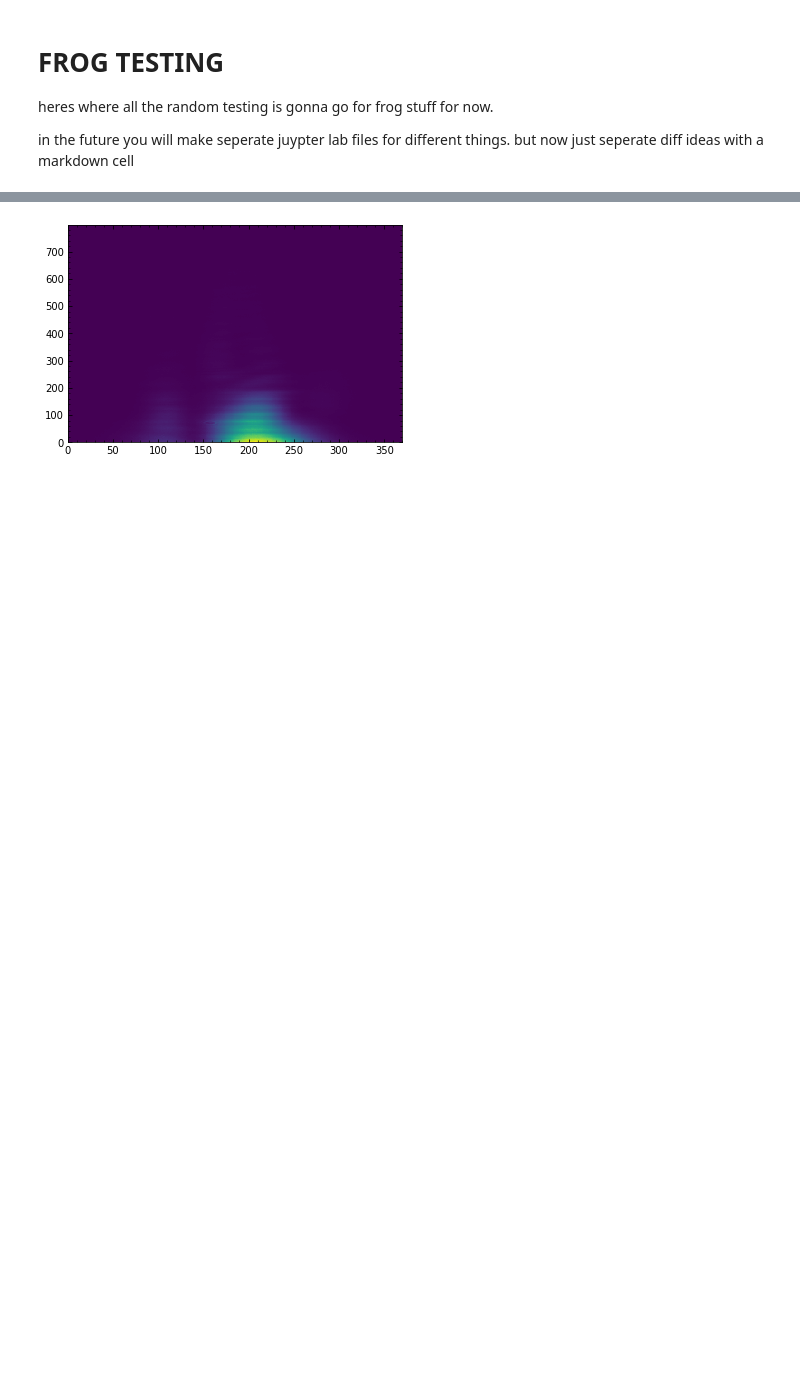
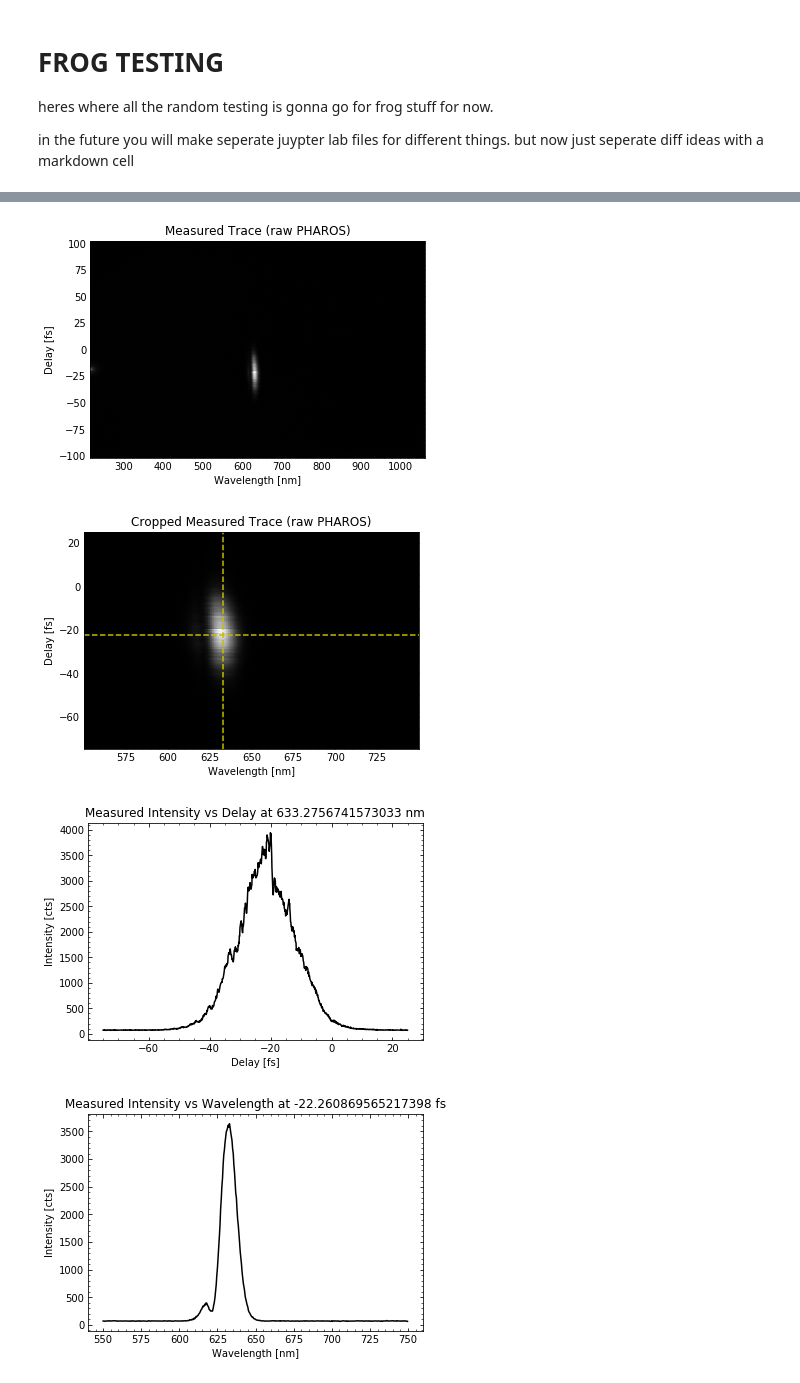
Before and after one commit to ChowdhuryGroup/FROG, a Jupyter notebook: frog_test.ipynb, the cells around one changed output, grey strips where cells are left out. Cells and saved outputs as stored; diff of their text form; code cells hidden in the pictures; blank space fills up the shorter version.

Commit message:
more work in image processing

```diff
--- a/frog_test.ipynb
+++ b/frog_test.ipynb
@@ -30,17 +35,12 @@ what functions do we want:
 # %%
 # start with reading in the image
 # assuming function will stay in parent folder of all data folders (same as liam)
-folder = './First Stage/'
-fname = 'First Stage.png'
+folder = './Raw PHAROS/'
+fname = 'raw_pharos.tif'
 # function input: file name (including path)
 raw_pic = cv.imread(folder+fname,cv.IMREAD_UNCHANGED) # -1 flag is to leave unchanged
 # the orientation of the matrix vs the picture is flipped, does it need to be flipped back??
 # confirm that spectrogram is delays(x) and wvl(y)
 # b/c that is opposite convention of trebino's frog, but does make sense in contxt of image
-
-
-# next step is to
+# find and read documentation on spectrometer, princeton optics isoplane 160
+# also need detector specs too
-# %%
-plt.pcolormesh(raw_pic);
-# %% [output]
-[figure, removed]
@@ -46,0 +89,37 @@ plt.pcolormesh(raw_pic);
+# %%
+# graphs we may want to include
+# include horz/vert line to show where the I vs delay or I vs freq plot comes from
+# raw pic
+plt.figure();
+plt.pcolormesh(trc_w*1.e9,trc_d*1.e15,raw_pic,cmap='gray');
+plt.xlabel('Wavelength [nm]');
+plt.ylabel('Delay [fs]');
+plt.title('Measured Trace (raw PHAROS)');
+# cropped raw pic
+plt.figure();
+plt.pcolormesh(c_trc_w*1.e9,c_trc_d*1.e15,c_pic,cmap='gray');
+plt.xlabel('Wavelength [nm]');
+plt.ylabel('Delay [fs]');
+plt.title('Cropped Measured Trace (raw PHAROS)');
+# function input: delay and wvl wanted for I vs wvl and I vs delay plots (respectively)
+# ^when func produces plots have it be a 2x2 subplot w/ unzoomed processed trace in top left, top right and bot left are intensity plots, zoomed in bot right
+plt.axvline(c_trc_w[201]*1.e9,c='y',ls='--');
+plt.axhline(c_trc_d[527]*1.e15,c='y',ls='--');
+# intensity vs delay
+# will want to swap x and y axis in final version
+plt.figure();
+plt.plot(c_trc_d*1.e15,c_pic[:,201],c='k');
+plt.xlabel('Delay [fs]');
+plt.ylabel('Intensity [cts]');
+plt.title('Measured Intensity vs Delay at '+str(c_trc_w[201]*1.e9)+' nm');
+# intensity vs freq
+plt.figure();
+plt.plot(c_trc_w*1.e9,c_pic[527,:],c='k');
+plt.xlabel('Wavelength [nm]');
+plt.ylabel('Intensity [cts]');
+plt.title('Measured Intensity vs Wavelength at '+str(c_trc_d[527]*1.e15)+' fs');
+# %% [output]
+[figure, added]
+[figure, added]
+[figure, added]
+[figure, added]
```
Also changed, not shown: parts of 6 cells of this notebook.
